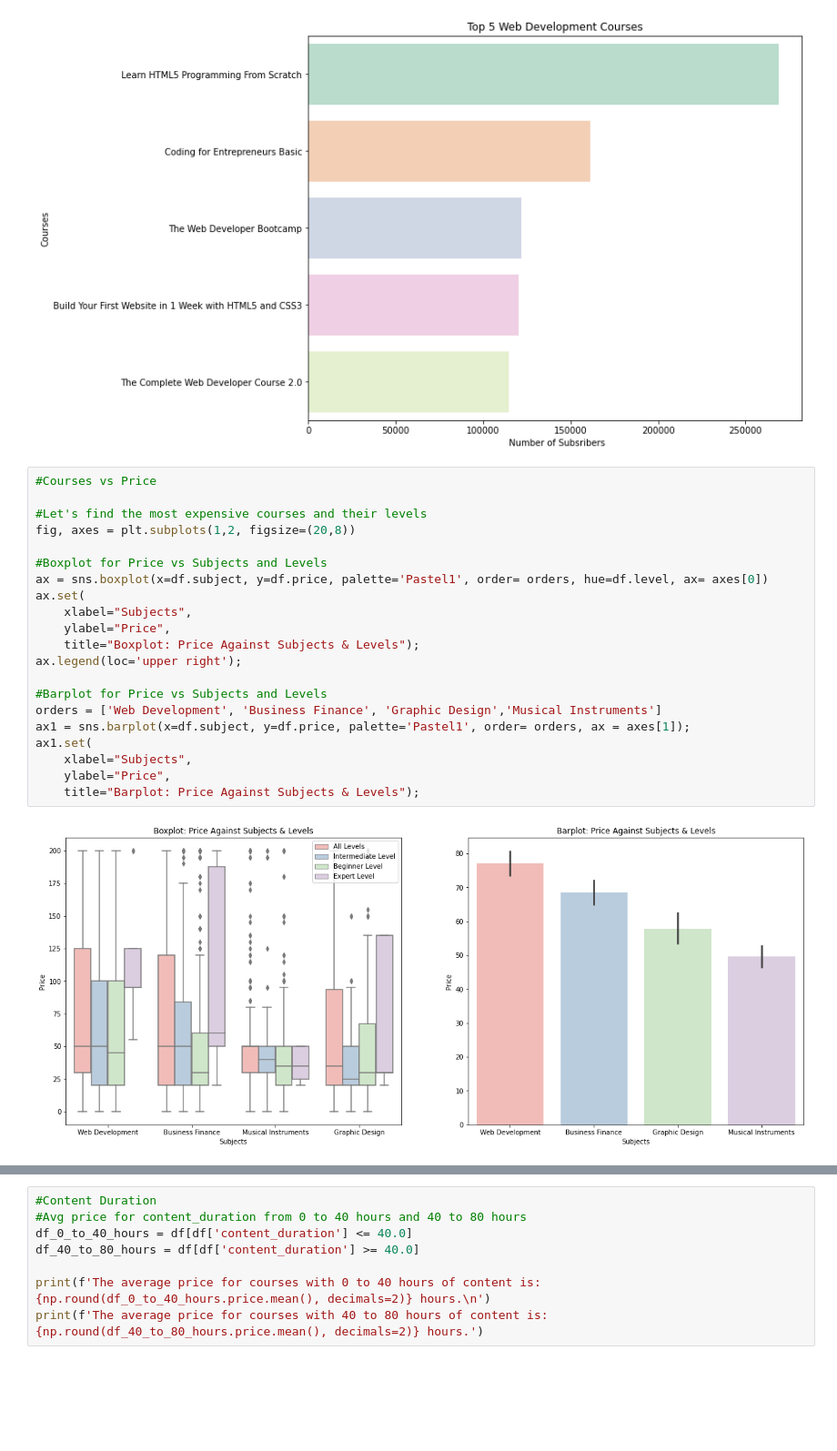
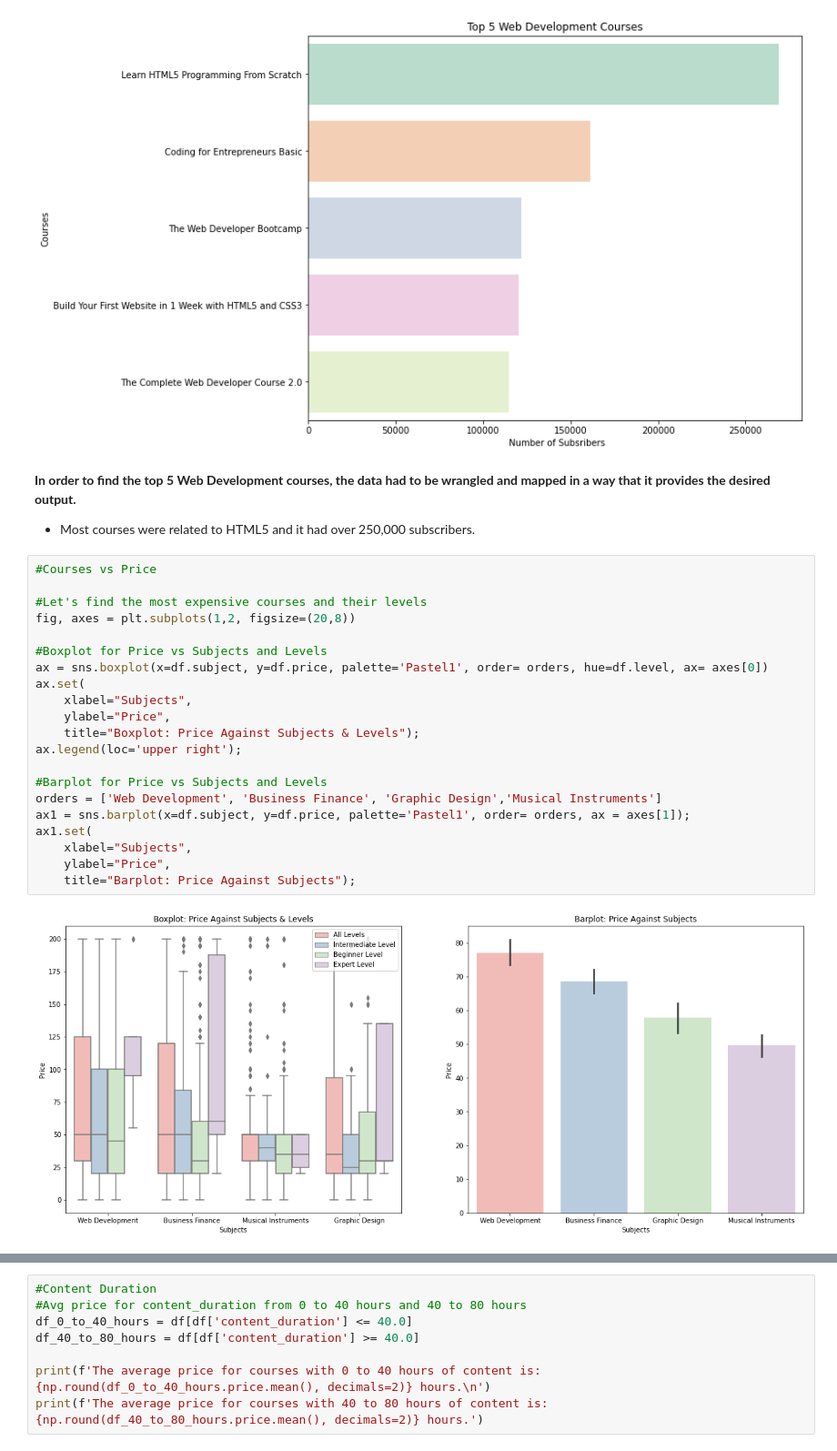
Before and after one commit to sajithgowthaman/General-Assembly-Final-Project, a Jupyter notebook: Udemy-Courses-Final-Project/report.ipynb, the cells around one changed output, grey strips where cells are left out. Shown at 91% size. Saved outputs shown, nothing was run; the diff lists cells and outputs as text; blank space fills up the shorter version.

```diff
--- a/Udemy-Courses-Final-Project/report.ipynb
+++ b/Udemy-Courses-Final-Project/report.ipynb
@@ -147,26 +246,30 @@ ax = sns.barplot(x="num_subscribers",y='course_title', data=top_five, palette= '
 ax.set(xlabel= ' Number of Subsribers', ylabel= 'Courses', title = 'Top 5 Web Development Courses');
 # %% [output]
 [figure]
+# %% [markdown]
+**In order to find the top 5 Web Development courses, the data had to be wrangled and mapped in a way that it provides the desired output.**
+
+- Most courses were related to HTML5 and it had over 250,000 subscribers.
 # %%
 #Courses vs Price
 
 #Let's find the most expensive courses and their levels
 fig, axes = plt.subplots(1,2, figsize=(20,8))
 
 #Boxplot for Price vs Subjects and Levels
 ax = sns.boxplot(x=df.subject, y=df.price, palette='Pastel1', order= orders, hue=df.level, ax= axes[0])
 ax.set(
     xlabel="Subjects",
     ylabel="Price",
     title="Boxplot: Price Against Subjects & Levels");
 ax.legend(loc='upper right');
 
 #Barplot for Price vs Subjects and Levels
 orders = ['Web Development', 'Business Finance', 'Graphic Design','Musical Instruments']
 ax1 = sns.barplot(x=df.subject, y=df.price, palette='Pastel1', order= orders, ax = axes[1]);
 ax1.set(
     xlabel="Subjects",
     ylabel="Price",
-    title="Barplot: Price Against Subjects & Levels");
+    title="Barplot: Price Against Subjects");
 # %% [output]
-[figure, old version]
+[figure, new version]
```
Also changed, not shown: parts of 31 cells of this notebook, 3 other files.
